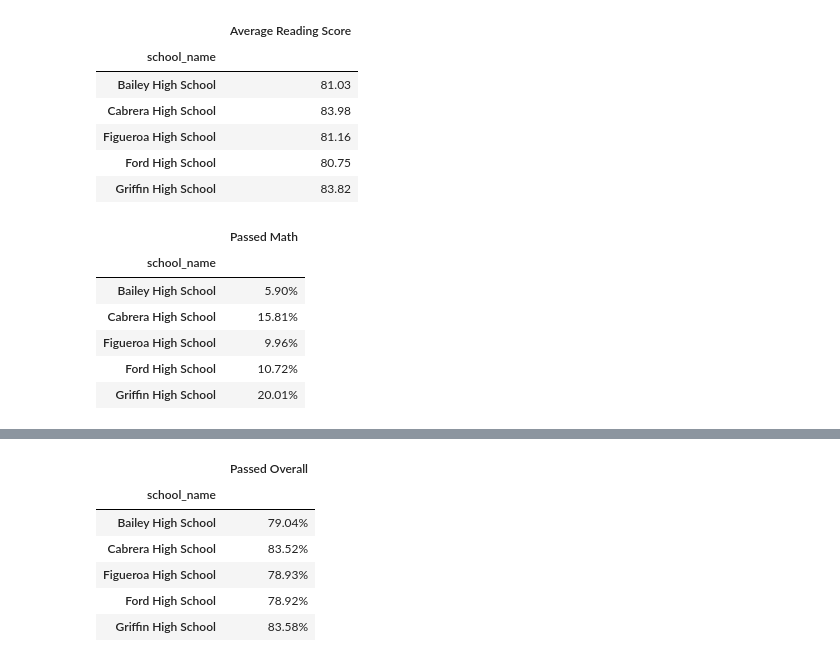
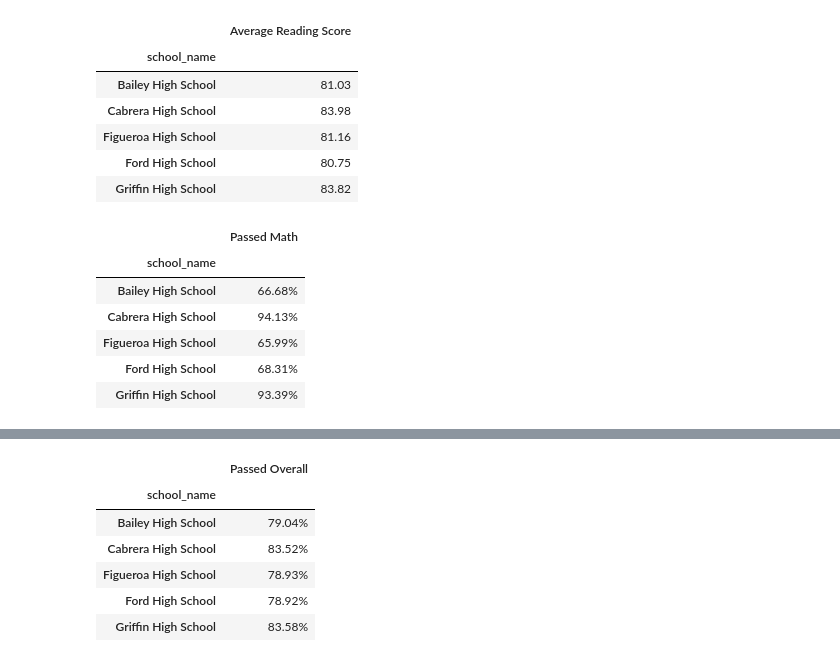
Before and after one commit to baronsgit/pandas-challenge, a Jupyter notebook: PyCitySchools/main.ipynb, the cells around one changed output, grey strips where cells are left out. Cells and saved outputs as stored; diff of their text form; code cells hidden in the pictures.

```diff
--- a/PyCitySchools/main.ipynb
+++ b/PyCitySchools/main.ipynb
@@ -187,16 +187,8 @@ average_reading.head().map("{:.2f}".format).to_frame("Average Reading Score")
 | Ford High School | 80.75 |
 | Griffin High School | 83.82 |
 # %%
-# percentage of students who passed math
-grp_school_data = school_data_all.groupby("school_name")
-grp_students = grp_school_data["student_name"].count()
-passed_math = school_data_all.query("math_score >= 70")["student_name"].count() / grp_students
-passed_math.head().map("{:.2f}%".format).to_frame("Passed Math")
+# percentage of students who passed math per school
+# grp_school_data = school_data_all.groupby("school_name")
+# grp_students = grp_school_data["student_name"].count()
+# passed_math = school_data_all.query("math_score >= 70")["student_name"].count() / grp_students
+# per_passed_math
-# %% [output]
-|  | Passed Math |
-| school_name |  |
-| Bailey High School | 5.90% |
-| Cabrera High School | 15.81% |
-| Figueroa High School | 9.96% |
-| Ford High School | 10.72% |
-| Griffin High School | 20.01% |
@@ -203 +201,13 @@ passed_math.head().map("{:.2f}%".format).to_frame("Passed Math")
+# %%
+# percentage of students who passed math per school
+passed_math = passed_math_all.groupby("school_name").count()["student_name"] / per_school_counts * 100
+passed_math.head().map("{:.2f}%".format).to_frame("Passed Math")
+# %% [output]
+|  | Passed Math |
+| school_name |  |
+| Bailey High School | 66.68% |
+| Cabrera High School | 94.13% |
+| Figueroa High School | 65.99% |
+| Ford High School | 68.31% |
+| Griffin High School | 93.39% |
 # %%
```
Also changed, not shown: parts of 5 cells of this notebook.
